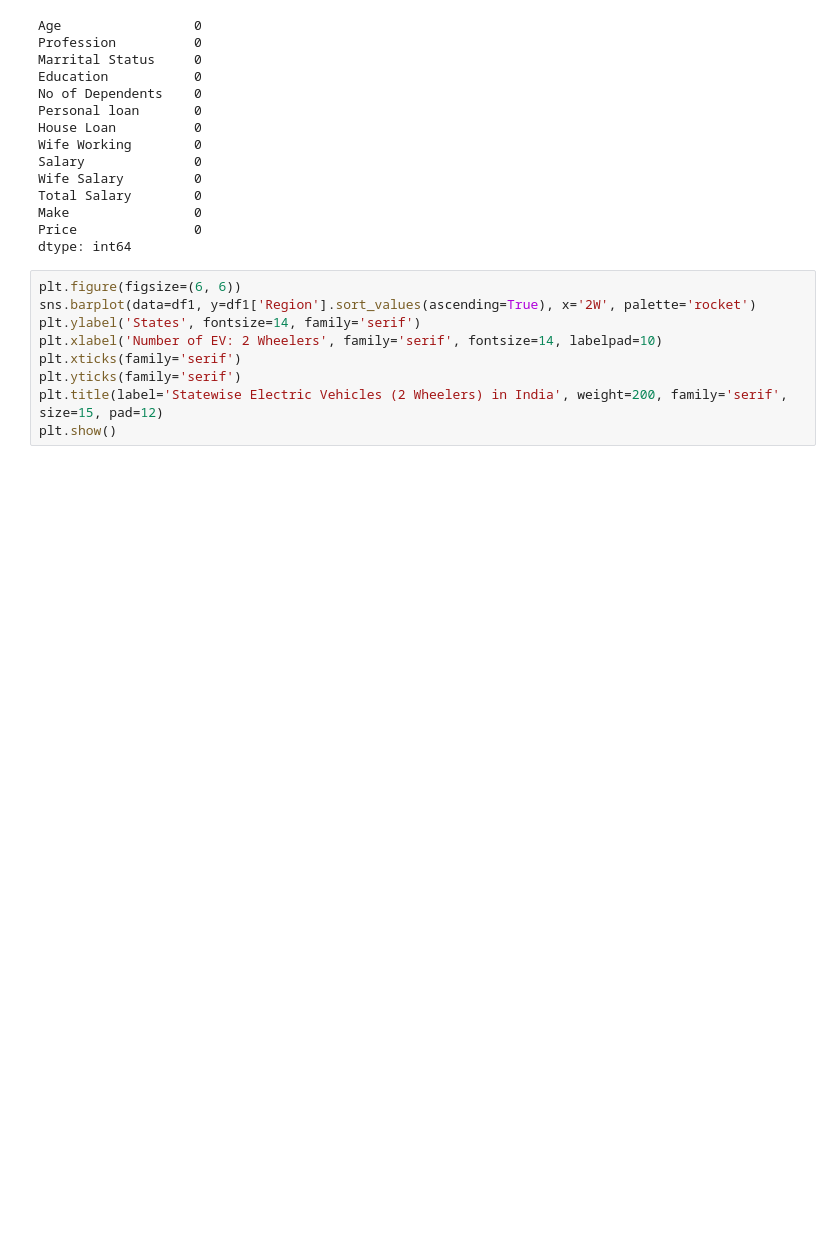
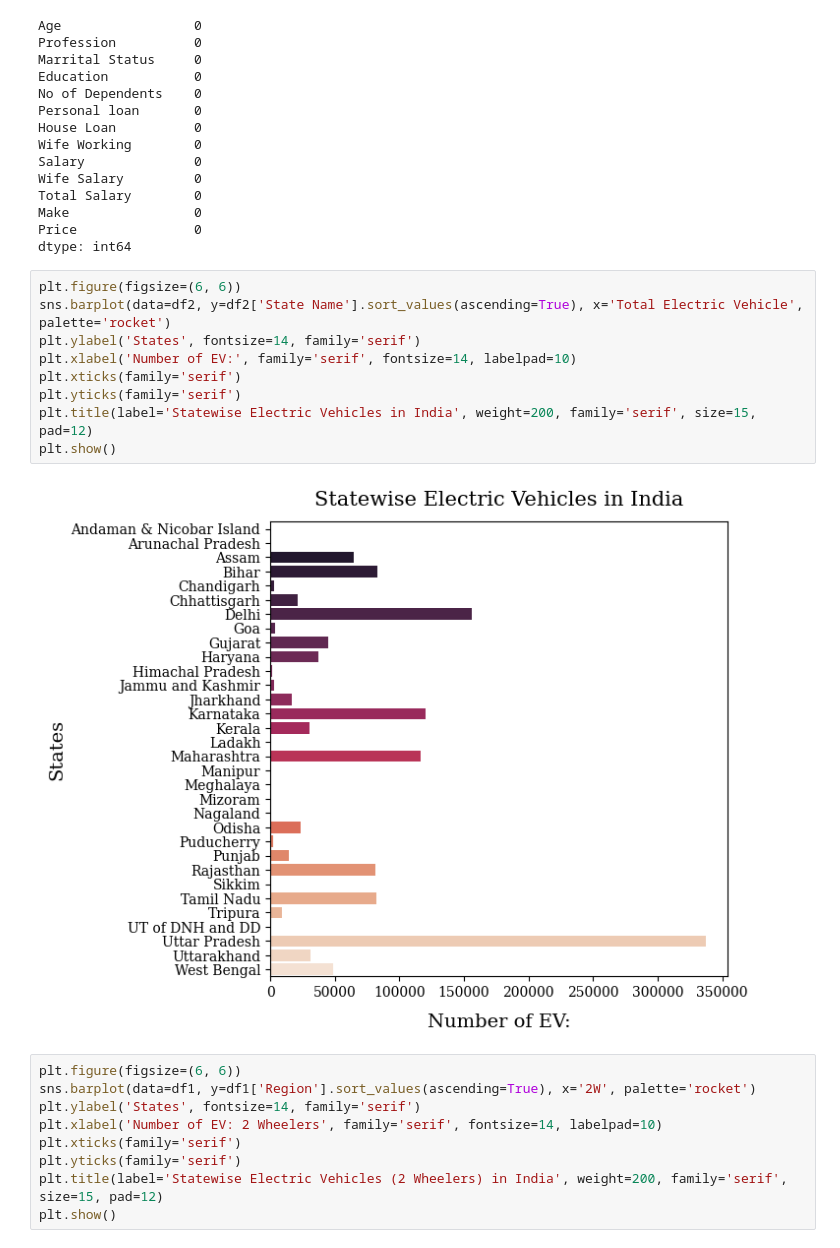
Before and after one commit to HereticInquisitor/EV-segmentation, a Jupyter notebook: research.ipynb, the cells around one changed output. Cells and saved outputs as stored; diff of their text form; blank space fills up the shorter version.

```diff
--- a/test.ipynb
+++ b/research.ipynb
@@ -155,6 +153,17 @@ Total Salary        0
 Make                0
 Price               0
 dtype: int64
+# %%
+plt.figure(figsize=(6, 6))
+sns.barplot(data=df2, y=df2['State Name'].sort_values(ascending=True), x='Total Electric Vehicle', palette='rocket')
+plt.ylabel('States', fontsize=14, family='serif')
+plt.xlabel('Number of EV:', family='serif', fontsize=14, labelpad=10)
+plt.xticks(family='serif')
+plt.yticks(family='serif')
+plt.title(label='Statewise Electric Vehicles in India', weight=200, family='serif', size=15, pad=12)
+plt.show()
+# %% [output]
+[figure, added]
 # %%
 plt.figure(figsize=(6, 6))
 sns.barplot(data=df1, y=df1['Region'].sort_values(ascending=True), x='2W', palette='rocket')
```
Also changed, not shown: parts of 6 cells of this notebook, 27 other files.
